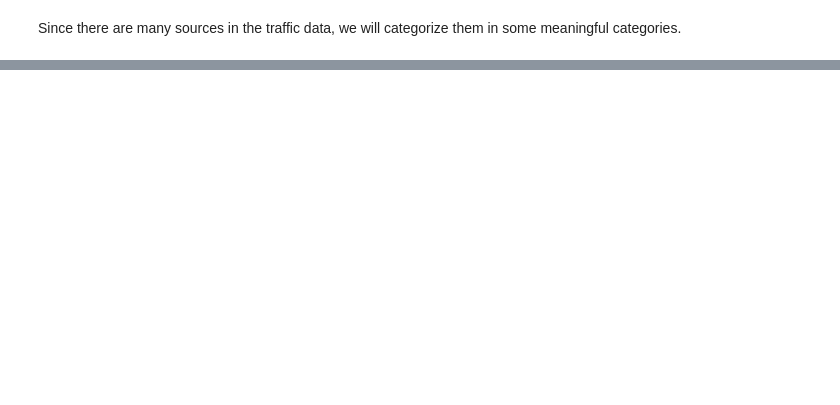
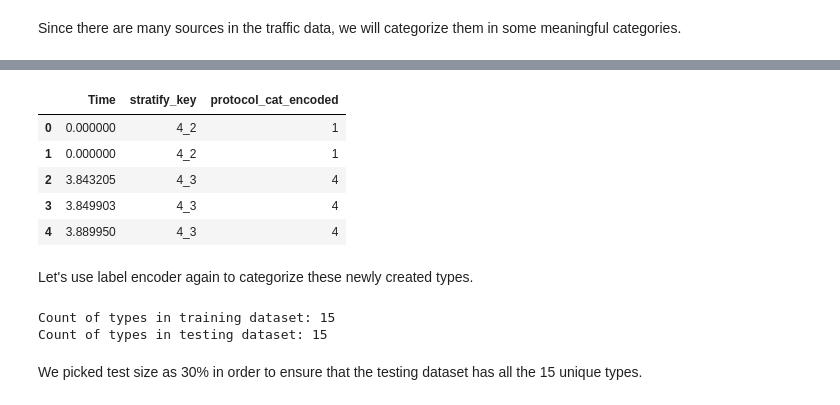
Before and after one commit to yamphurai/Misc, a Jupyter notebook: FinalProject.ipynb, the cells around one changed output, grey strips where cells are left out. Drawn from its saved outputs; the diff is of its cells as text; code cells hidden in the pictures; blank space fills up the shorter version.

```diff
--- a/FinalProject.ipynb
+++ b/FinalProject.ipynb
@@ -190,0 +388,3 @@ data['source_encoded'] = label_encoder.fit_transform(data['Source']) + 1  # Star
+# %%
+# Combine the two columns for joint stratification
+dataset['stratify_key'] = dataset['source_cat_encoded'].astype(str) + '_' + dataset['destination_cat_encoded'].astype(str)
@@ -190,0 +438,14 @@ data['source_encoded'] = label_encoder.fit_transform(data['Source']) + 1  # Star
+# %%
+# prepare the dataset
+dataset = dataset[["Time", "stratify_key", "protocol_cat_encoded"]]
+# %%
+dataset.head()
+# %% [output]
+|  | Time | stratify_key | protocol_cat_encoded |
+| 0 | 0.000000 | 4_2 | 1 |
+| 1 | 0.000000 | 4_2 | 1 |
+| 2 | 3.843205 | 4_3 | 4 |
+| 3 | 3.849903 | 4_3 | 4 |
+| 4 | 3.889950 | 4_3 | 4 |
+# %% [markdown]
+Let's use label encoder again to categorize these newly created types.
@@ -190,0 +466,8 @@ data['source_encoded'] = label_encoder.fit_transform(data['Source']) + 1  # Star
+# %%
+print(f"Count of types in training dataset: {len(train_df['stratify_key'].unique())}")
+print(f"Count of types in testing dataset: {len(test_df['stratify_key'].unique())}")
+# %% [output]
+Count of types in training dataset: 15
+Count of types in testing dataset: 15
+# %% [markdown]
+We picked test size as 30% in order to ensure that the testing dataset has all the 15 unique types.
```
Also changed, not shown: parts of 39 cells of this notebook.
